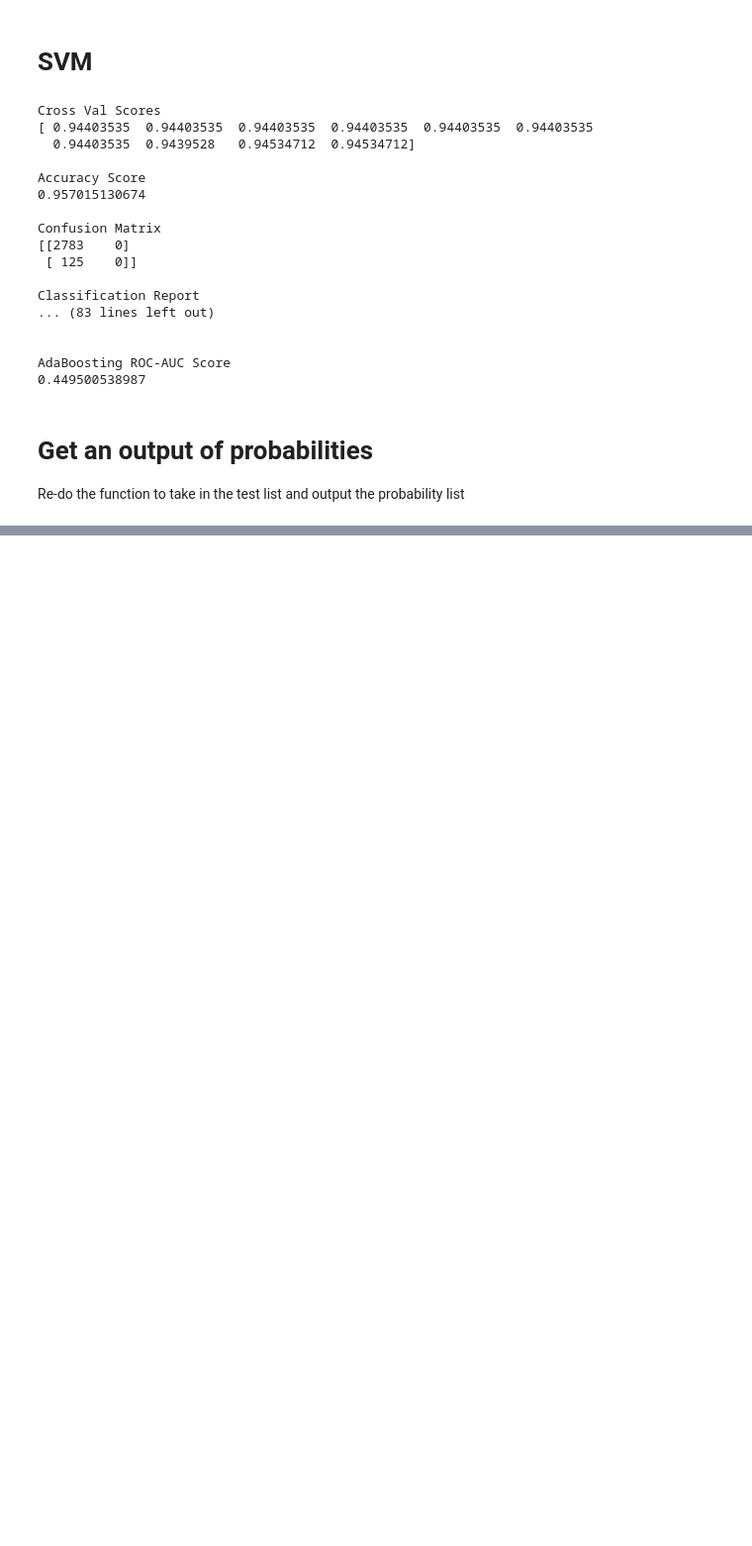
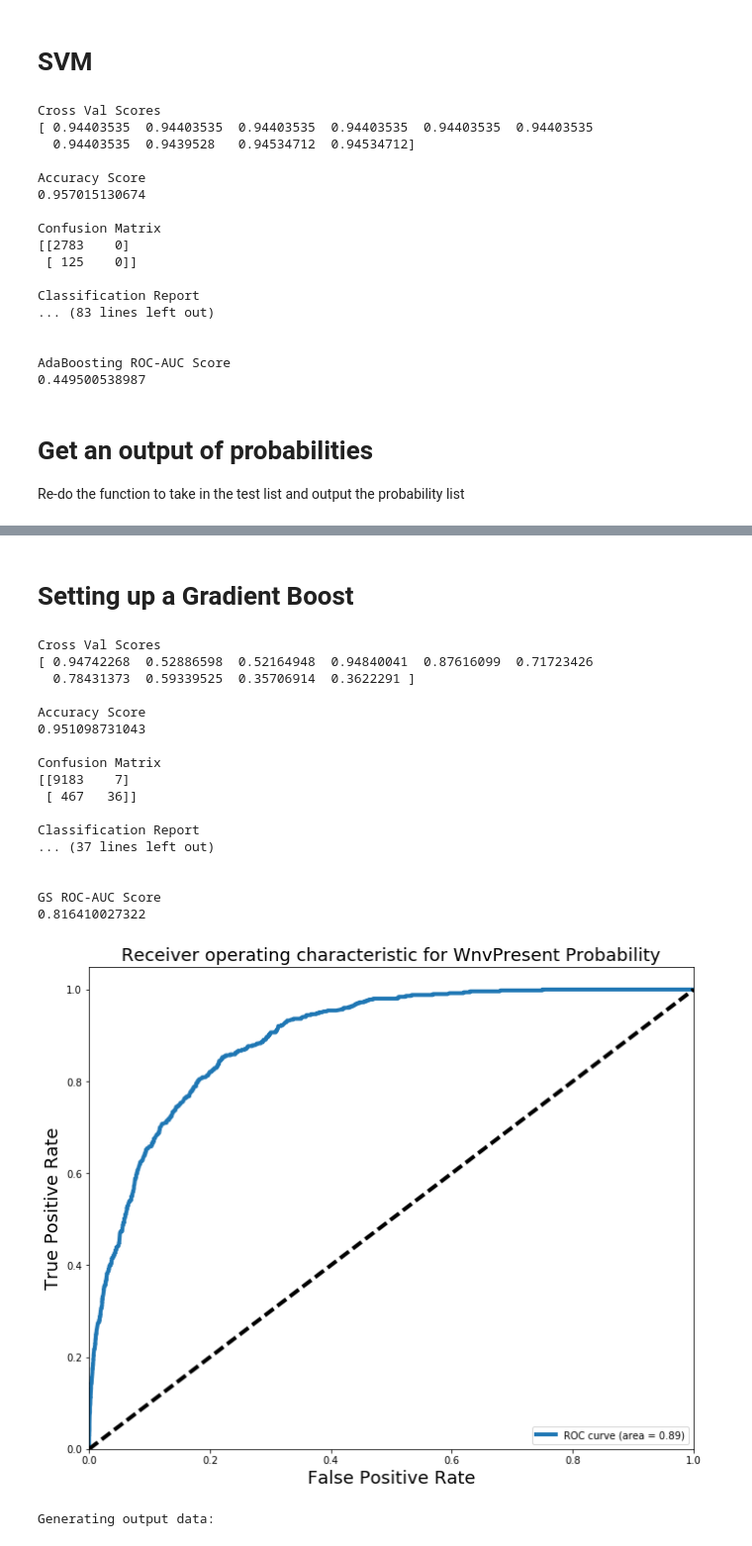
Before and after one commit to joshsparks/DSI-Kaggle, a Jupyter notebook: code/Model building.ipynb, the cells around one changed output, grey strips where cells are left out. Shown at 99% size. Saved outputs shown, nothing was run; the diff lists cells and outputs as text; code cells hidden in the pictures; blank space fills up the shorter version.

```diff
--- a/code/Model building.ipynb
+++ b/code/Model building.ipynb
@@ -634,0 +757,2 @@ submission_df["WnvPresent"] = run_final_model
+# %% [markdown]
+# Setting up a Gradient Boost
@@ -634,0 +893,52 @@ submission_df["WnvPresent"] = run_final_model
+# %%
+# Encode the Traps
+
+from sklearn.preprocessing import LabelEncoder
+le = LabelEncoder()
+train_data["TrapCoded"] = le.fit_transform(train_data["Trap"])
+test_data["TrapCoded"] = le.fit_transform(test_data["Trap"])
+# %%
+gboost_dict = {
+    'learning_rate': [0.01, 0.1, 1.0],
+    'n_estimators':[20, 100, 200, 500],
+    'max_features':[0.3, 0.6, 0.8, "sqrt", None],
+    'max_depth':[2, 3, 5],
+    #'min_samples_split':[2, 5, 10, 0.2, 0.5],
+    }
+# %%
+from sklearn.ensemble import GradientBoostingClassifier
+
+# Running nearly entire run:
+# This list uses almost everything with a value:
+
+
+columns_of_interest = ["PIPIENS", "RESTUANS", "Tmax", "DewPoint", "WetBulb", "PrecipTotal",
+                       "StnPressure", "ResultSpeed", "Days_Since_Spray", "Dist_to_Closest_Spray",
+                       "Week", "DaylightMinutes", "TrapCoded"]
+
+X = train_data[columns_of_interest]
+y = train_data["WnvPresent"]
+X_to_test = test_data[columns_of_interest]
+
+run_final_model_gb = make_predictions_gboost("No", "No", X, y, GradientBoostingClassifier(),
+                                   gboost_dict, X_to_test)
+# %% [output]
+Cross Val Scores
+[ 0.94742268  0.52886598  0.52164948  0.94840041  0.87616099  0.71723426
+  0.78431373  0.59339525  0.35706914  0.3622291 ]
+
+Accuracy Score
+0.951098731043
+
+Confusion Matrix
+[[9183    7]
+ [ 467   36]]
+
+Classification Report
+... (37 lines left out)
+
+
+GS ROC-AUC Score
+0.816410027322
+[figure, added]
+Generating output data:
```
Also changed, not shown: parts of 31 cells of this notebook, 8 other files.
